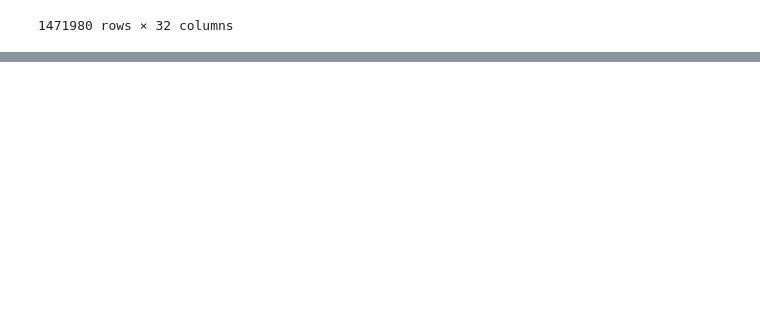
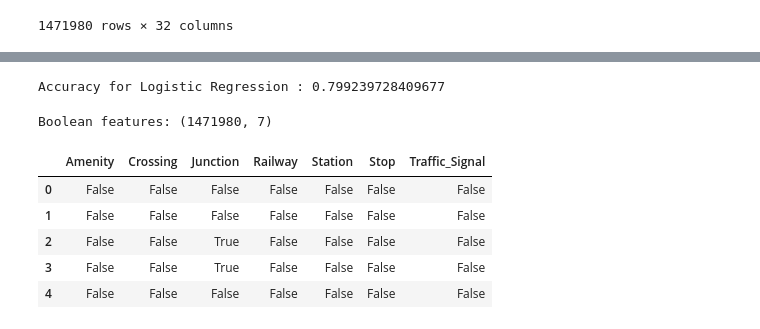
Before and after one commit to danulawa/FDM-Group-Project-V1, a Jupyter notebook: US Accident Prdiction.ipynb, the cells around one changed output, grey strips where cells are left out. Saved outputs shown, nothing was run; the diff lists cells and outputs as text; code cells hidden in the pictures; blank space fills up the shorter version.

```diff
--- a/US Accident Prdiction.ipynb
+++ b/US Accident Prdiction.ipynb
@@ -331,0 +135,5 @@ See the caveats in the documentation: https://pandas.pydata.org/pandas-docs/stab
+# %%
+sv_main['Start_Time'] = pd.to_datetime(sv_main['Start_Time'], infer_datetime_format=True)
+sv_main['Day_of_Week'] = sv_main['Start_Time'].dt.day_name()
+
+sv_main[[ 'Start_Time', 'Day_of_Week']].head()
@@ -331,0 +166,4 @@ See the caveats in the documentation: https://pandas.pydata.org/pandas-docs/stab
+# %%
+imp_features =["Severity","Start_Lat","Start_Lng","Distance(mi)","Wind_Speed(mph)","Amenity","Crossing","Junction","Railway","Station","Stop","Traffic_Signal"]
+# %%
+df_copy1 = sv_main.filter(imp_features, axis=1)
@@ -331,0 +250,18 @@ See the caveats in the documentation: https://pandas.pydata.org/pandas-docs/stab
+# %%
+print("Accuracy for Logistic Regression :", results.mean())
+# %% [output]
+Accuracy for Logistic Regression : 0.799239728409677
+# %%
+bool_features = df_copy1.select_dtypes(include=['bool'])
+print('Boolean features: {}'.format(bool_features.shape))
+one_hot = pd.get_dummies(bool_features)
+one_hot.reset_index(drop=True, inplace=True)
+one_hot.head(5)
+# %% [output]
+Boolean features: (1471980, 7)
+|  | Amenity | Crossing | Junction | Railway | Station | Stop | Traffic_Signal |
+| 0 | False | False | False | False | False | False | False |
+| 1 | False | False | False | False | False | False | False |
+| 2 | False | False | True | False | False | False | False |
+| 3 | False | False | True | False | False | False | False |
+| 4 | False | False | False | False | False | False | False |
```
Also changed, not shown: parts of 43 cells of this notebook.
